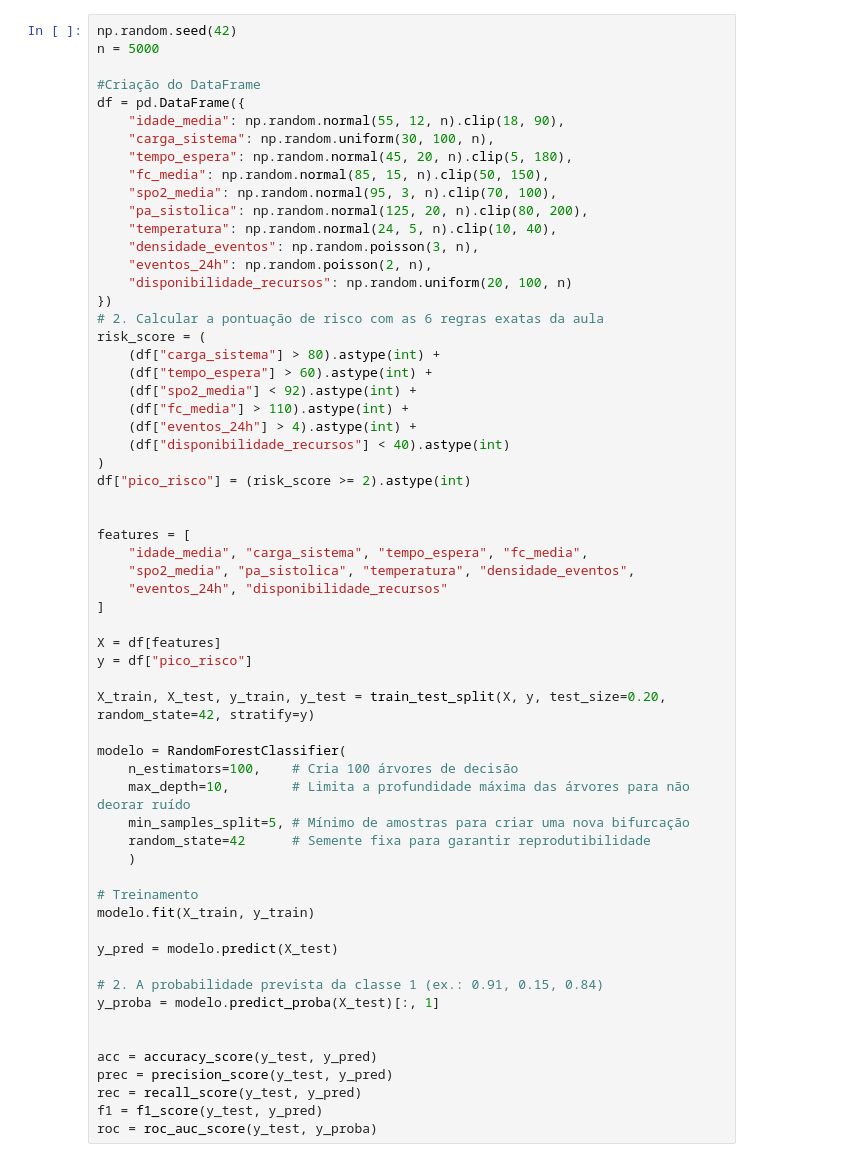
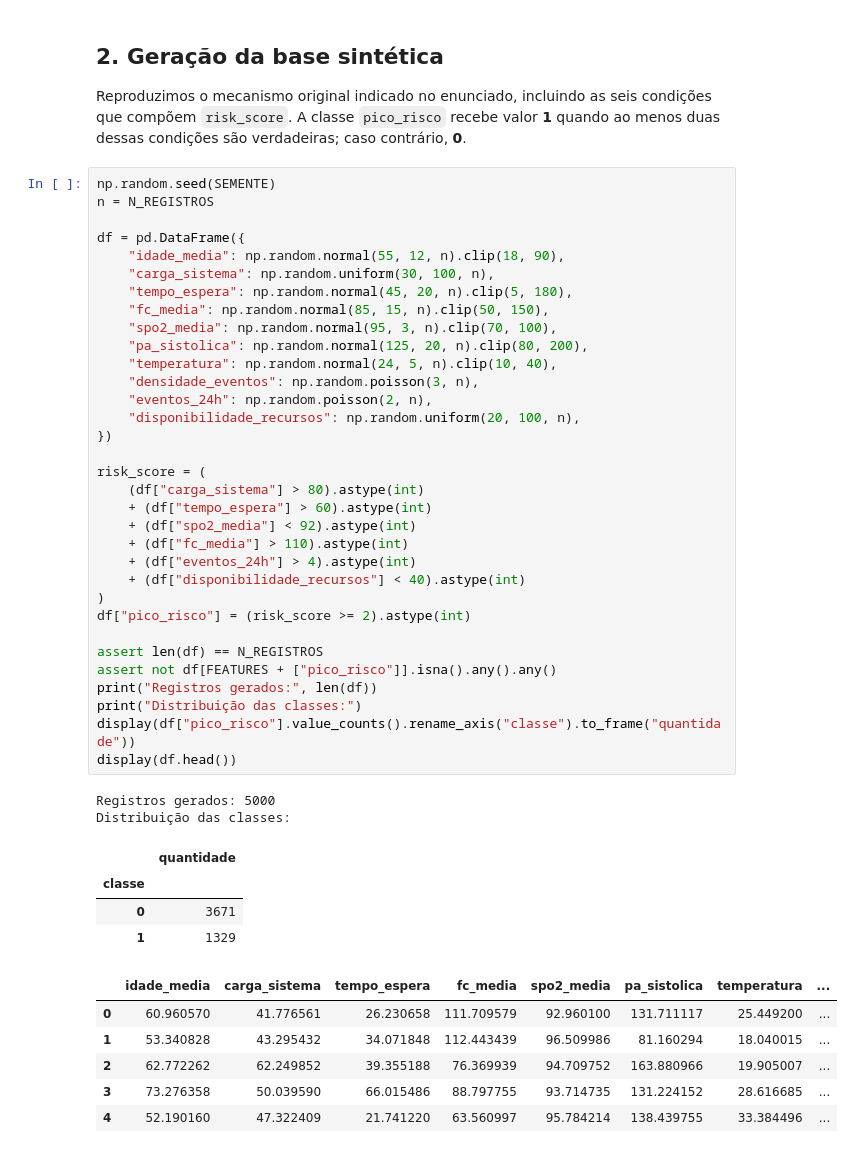
Before and after one commit to jjdominguess/Gestao_de_Crises_com_Sistema_Preditivo_em_IA, a Jupyter notebook: jupyter/main.ipynb, the cells around one changed output. Cells and saved outputs as stored; diff of their text form.

```diff
--- a/jupyter/main.ipynb
+++ b/jupyter/main.ipynb
@@ -12,61 +42,50 @@ from pathlib import Path
+# %% [markdown]
+## 2. Geração da base sintética
+
+Reproduzimos o mecanismo original indicado no enunciado, incluindo as seis condições que compõem `risk_score`. A classe `pico_risco` recebe valor **1** quando ao menos duas dessas condições são verdadeiras; caso contrário, **0**.
 # %%
-np.random.seed(42)
-n = 5000
+np.random.seed(SEMENTE)
+n = N_REGISTROS
 
-#Criação do DataFrame
 df = pd.DataFrame({
     "idade_media": np.random.normal(55, 12, n).clip(18, 90),
     "carga_sistema": np.random.uniform(30, 100, n),
     "tempo_espera": np.random.normal(45, 20, n).clip(5, 180),
     "fc_media": np.random.normal(85, 15, n).clip(50, 150),
     "spo2_media": np.random.normal(95, 3, n).clip(70, 100),
     "pa_sistolica": np.random.normal(125, 20, n).clip(80, 200),
     "temperatura": np.random.normal(24, 5, n).clip(10, 40),
     "densidade_eventos": np.random.poisson(3, n),
     "eventos_24h": np.random.poisson(2, n),
-    "disponibilidade_recursos": np.random.uniform(20, 100, n)
+    "disponibilidade_recursos": np.random.uniform(20, 100, n),
 })
-# 2. Calcular a pontuação de risco com as 6 regras exatas da aula
+
 risk_score = (
-    (df["carga_sistema"] > 80).astype(int) +
-    (df["tempo_espera"] > 60).astype(int) +
-    (df["spo2_media"] < 92).astype(int) +
-    (df["fc_media"] > 110).astype(int) +
-    (df["eventos_24h"] > 4).astype(int) +
-    (df["disponibilidade_recursos"] < 40).astype(int)
+    (df["carga_sistema"] > 80).astype(int)
+    + (df["tempo_espera"] > 60).astype(int)
+    + (df["spo2_media"] < 92).astype(int)
+    + (df["fc_media"] > 110).astype(int)
+    + (df["eventos_24h"] > 4).astype(int)
+    + (df["disponibilidade_recursos"] < 40).astype(int)
 )
 df["pico_risco"] = (risk_score >= 2).astype(int)
 
-
-features = [
-    "idade_media", "carga_sistema", "tempo_espera", "fc_media",
-    "spo2_media", "pa_sistolica", "temperatura", "densidade_eventos",
-    "eventos_24h", "disponibilidade_recursos"
-]
-
-X = df[features]
-y = df["pico_risco"]
-
-X_train, X_test, y_train, y_test = train_test_split(X, y, test_size=0.20, random_state=42, stratify=y)
-
-modelo = RandomForestClassifier(
-    n_estimators=100,    # Cria 100 árvores de decisão
-    max_depth=10,        # Limita a profundidade máxima das árvores para não deorar ruído
-    min_samples_split=5, # Mínimo de amostras para criar uma nova bifurcação
-    random_state=42      # Semente fixa para garantir reprodutibilidade
-    )
-
-# Treinamento
-modelo.fit(X_train, y_train)
-
-y_pred = modelo.predict(X_test)
-
-# 2. A probabilidade prevista da classe 1 (ex.: 0.91, 0.15, 0.84)
-y_proba = modelo.predict_proba(X_test)[:, 1]
-
-
-acc = accuracy_score(y_test, y_pred)
-prec = precision_score(y_test, y_pred)
-rec = recall_score(y_test, y_pred)
-f1 = f1_score(y_test, y_pred)
-roc = roc_auc_score(y_test, y_proba)
+assert len(df) == N_REGISTROS
+assert not df[FEATURES + ["pico_risco"]].isna().any().any()
+print("Registros gerados:", len(df))
+print("Distribuição das classes:")
+display(df["pico_risco"].value_counts().rename_axis("classe").to_frame("quantidade"))
+display(df.head())
+# %% [output]
+Registros gerados: 5000
+Distribuição das classes:
+|  | quantidade |
+| classe |  |
+| 0 | 3671 |
+| 1 | 1329 |
+|  | idade_media | carga_sistema | tempo_espera | fc_media | spo2_media | pa_sistolica | temperatura | ... |
+| 0 | 60.960570 | 41.776561 | 26.230658 | 111.709579 | 92.960100 | 131.711117 | 25.449200 | ... |
+| 1 | 53.340828 | 43.295432 | 34.071848 | 112.443439 | 96.509986 | 81.160294 | 18.040015 | ... |
+| 2 | 62.772262 | 62.249852 | 39.355188 | 76.369939 | 94.709752 | 163.880966 | 19.905007 | ... |
+| 3 | 73.276358 | 50.039590 | 66.015486 | 88.797755 | 93.714735 | 131.224152 | 28.616685 | ... |
+| 4 | 52.190160 | 47.322409 | 21.741220 | 63.560997 | 95.784214 | 138.439755 | 33.384496 | ... |
```
Also changed, not shown: parts of 17 cells of this notebook, 10 other files.
